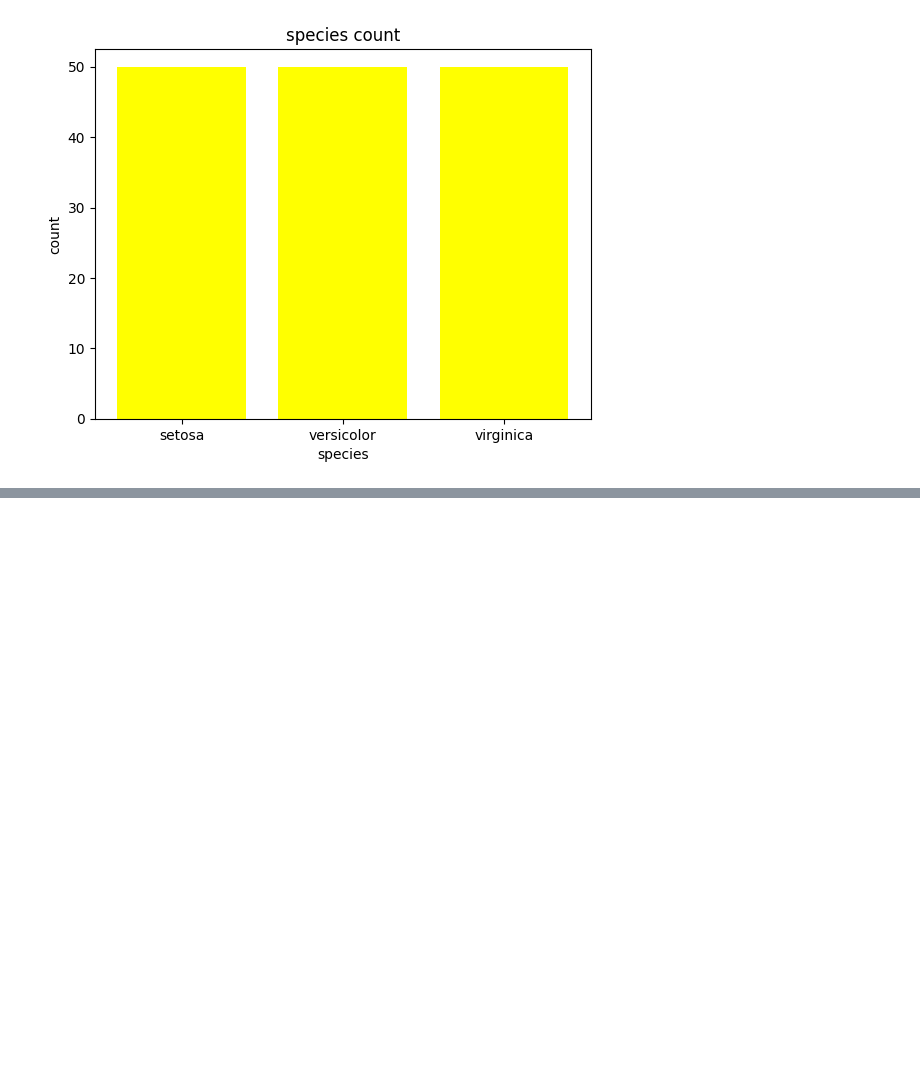
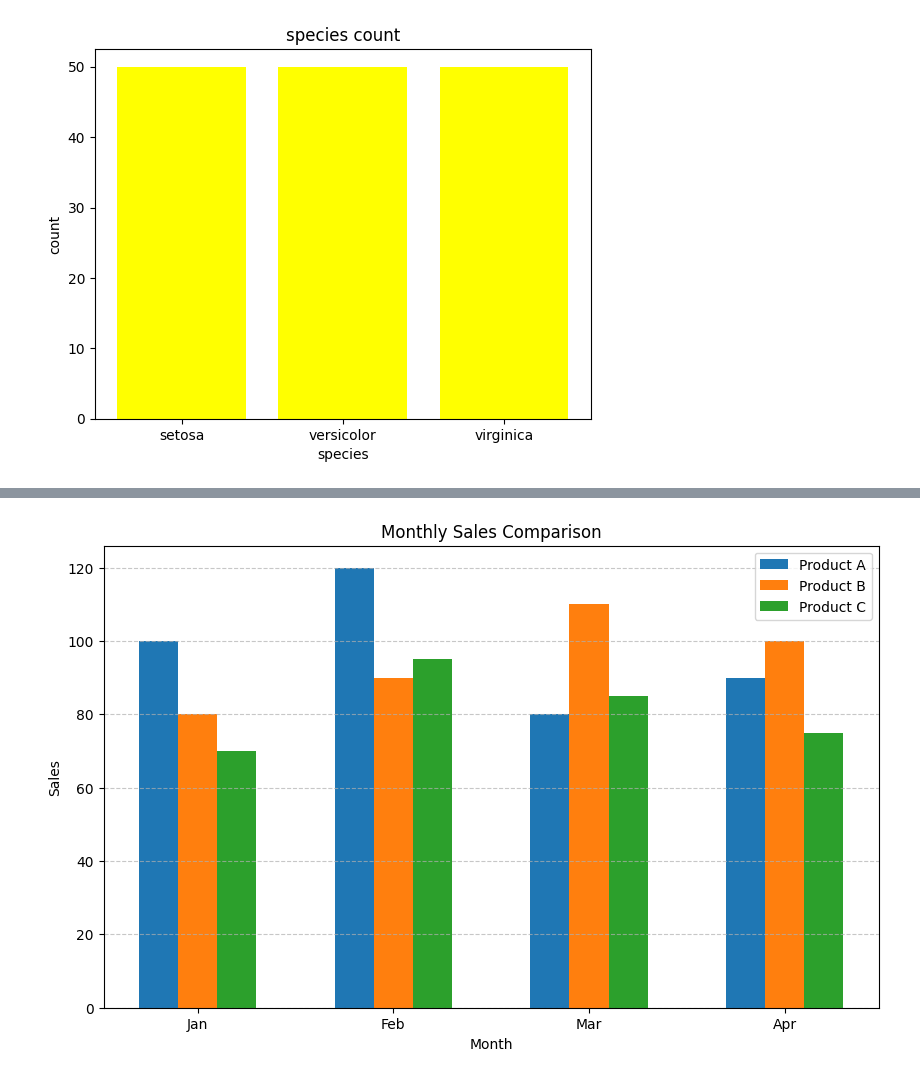
Before and after one commit to shivakumar8660/shivab1, a Jupyter notebook: shivakumar_AIML_lab.ipynb, the cells around one changed output, grey strips where cells are left out. Drawn from its saved outputs; the diff is of its cells as text; code cells hidden in the pictures; blank space fills up the shorter version.

```diff
--- a/shivakumar_AIML_lab.ipynb
+++ b/shivakumar_AIML_lab.ipynb
@@ -1726,0 +1780,25 @@ plt.show()
+# %%
+import matplotlib.pyplot as plt
+import pandas as pd
+
+data = {'Month': ['Jan', 'Feb', 'Mar', 'Apr'],
+'Product_A': [100, 120, 80, 90],
+'Product_B': [80, 90, 110, 100],
+'Product_C': [70, 95, 85, 75]}
+df = pd.DataFrame(data)
+
+plt.figure(figsize=(10, 6))
+bar_width = 0.2
+index = df.index
+plt.bar(index - bar_width, df['Product_A'], bar_width, label='Product A')
+plt.bar(index, df['Product_B'], bar_width, label='Product B')
+plt.bar(index + bar_width, df['Product_C'], bar_width, label='Product C')
+plt.xlabel('Month')
+plt.ylabel('Sales')
+plt.title('Monthly Sales Comparison')
+plt.xticks(index, df['Month'])
+plt.legend()
+plt.grid(axis='y', linestyle='--', alpha=0.7)
+plt.show()
+# %% [output]
+[figure, added]
```
Also changed, not shown: parts of 4 cells of this notebook.
